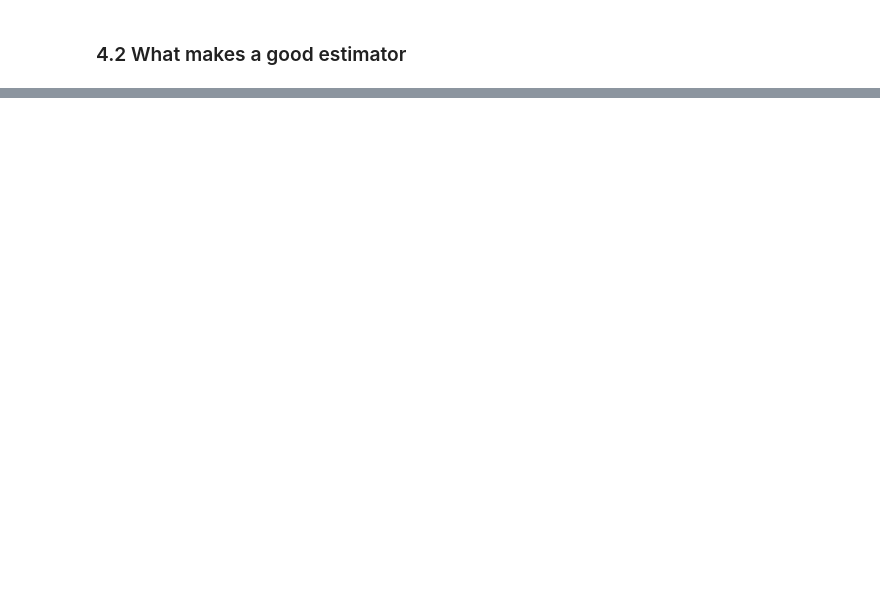
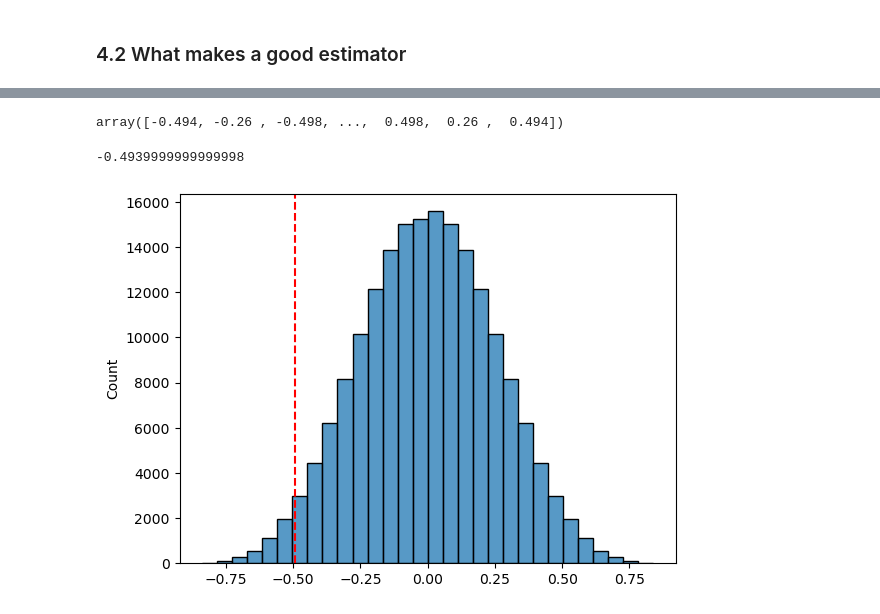
Before and after one commit to mikjf/statistics_and_experimental_design, a Jupyter notebook: basics_inferential_statistics.ipynb, the cells around one changed output, grey strips where cells are left out. Saved outputs shown, nothing was run; the diff lists cells and outputs as text; code cells hidden in the pictures; blank space fills up the shorter version.

```diff
--- a/basics_inferential_statistics.ipynb
+++ b/basics_inferential_statistics.ipynb
@@ -164,0 +378,37 @@ and is usually denoted by $\hat{\theta}$ for a parameter $\theta$
+# %%
+# STEP 1: get all possible rearrangements of these observations into the two groups
+
+from itertools import combinations
+
+# data
+x = plant_growth[plant_growth.groups=="ctrl"]['weight']
+y = plant_growth[plant_growth.groups=="trt2"]['weight']
+
+# n
+n = len(x) + len(y)
+
+# get all combinations (order is not relevant as opposite for permutations)
+perm_control = list(combinations(x.tolist() + y.tolist(), n//2))
+perm_control = np.array(perm_control)
+
+# trick to get the corresponding observations for treatment group
+perm_training = np.flip(perm_control, axis=0)
+# %%
+# STEP 2: for each rearrangement (permutation) calculate the difference in group means
+
+mean_diff_actual = np.mean(perm_control, axis=1) - np.mean(perm_training, axis=1)
+mean_diff_actual
+# %% [output]
+array([-0.494, -0.26 , -0.498, ...,  0.498,  0.26 ,  0.494])
+# %%
+mean_diff_obs = np.mean(x) - np.mean(y)
+mean_diff_obs
+# %% [output]
+-0.4939999999999998
+# %%
+# STEP 3 compare the difference we observed tot he distribution of possible differences in all permutations
+
+sns.histplot(mean_diff_actual, bins=30)
+plt.axvline(mean_diff_obs, color='red', linestyle='--');
+# %% [output]
+[figure, added]
```
Also changed, not shown: parts of 35 cells of this notebook.
